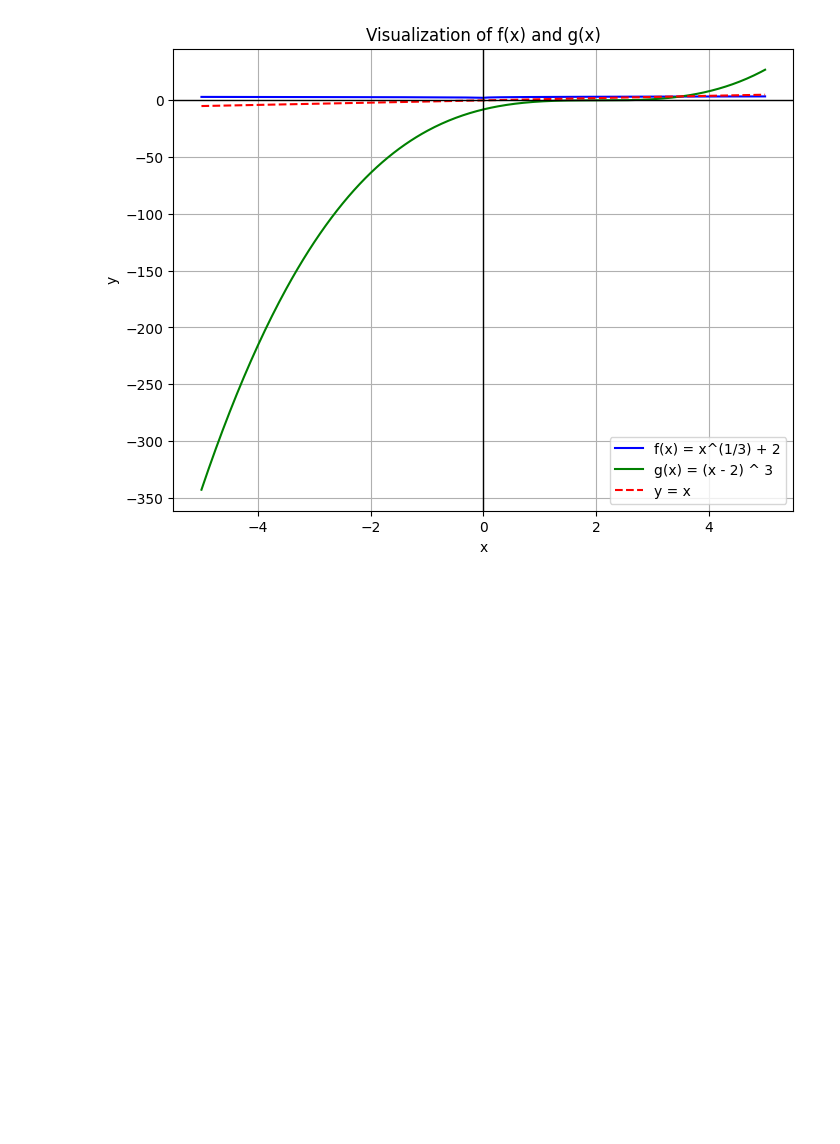
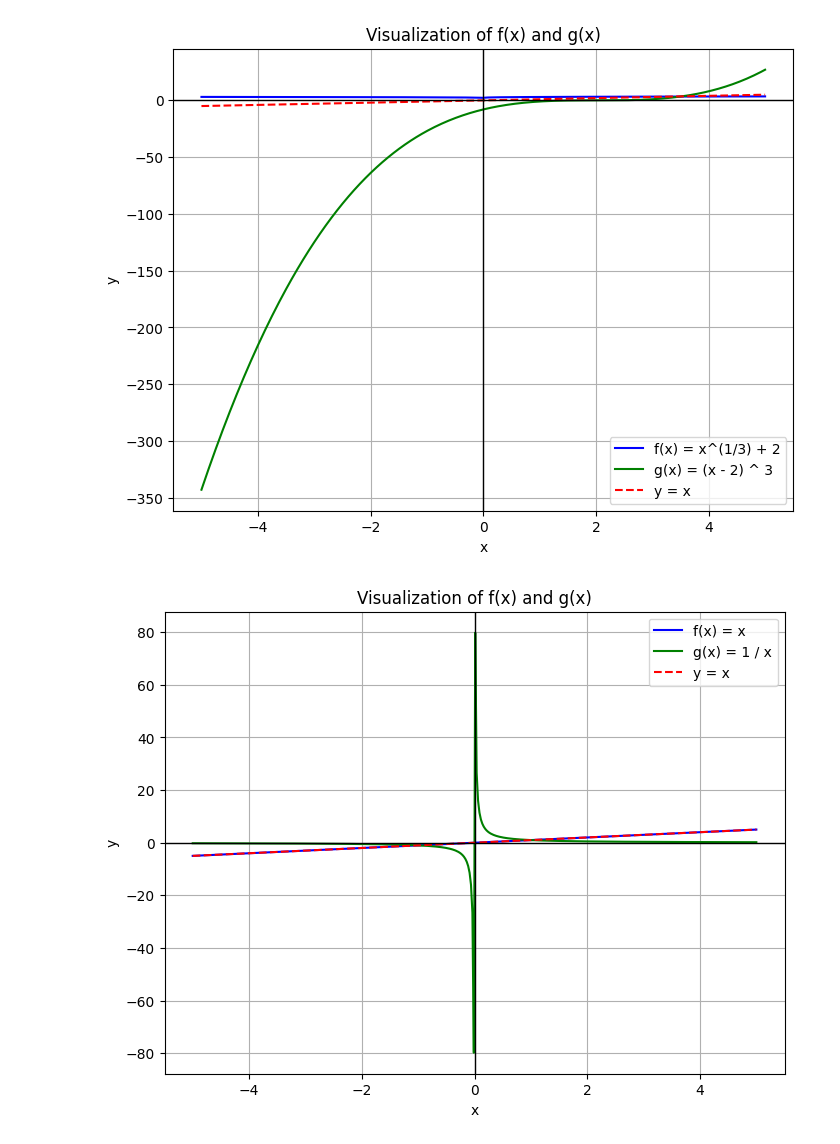
Before and after one commit to alfarasjb/ML-Notebooks, a Jupyter notebook: differential-calculus/inverse.ipynb, the cells around one changed output. Saved outputs shown, nothing was run; the diff lists cells and outputs as text; code cells hidden in the pictures; blank space fills up the shorter version.

Commit message:
inverse

```diff
--- a/differential-calculus/inverse.ipynb
+++ b/differential-calculus/inverse.ipynb
@@ -55,3 +55,29 @@ plt.grid(True)
 plt.show()
 # %% [output]
 [figure]
+# %%
+x = np.linspace(-5, 5, 400)
+f_x = x
+g_x = 1 / x
+# %%
+
+plt.figure(figsize=(8, 6))
+plt.plot(x, f_x, label='f(x) = x', color='blue')
+plt.plot(x, g_x, label='g(x) = 1 / x', color='green')
+
+# Plot y = x (identity line to show the inverse relationship)
+plt.plot(x, x, label='y = x', color='red', linestyle='--')
+
+# Add labels and legend
+plt.title('Visualization of f(x) and g(x)')
+plt.xlabel('x')
+plt.ylabel('y')
+plt.axhline(0, color='black',linewidth=1)
+plt.axvline(0, color='black',linewidth=1)
+plt.legend()
+
+# Show the plot
+plt.grid(True)
+plt.show()
+# %% [output]
+[figure, added]
```
